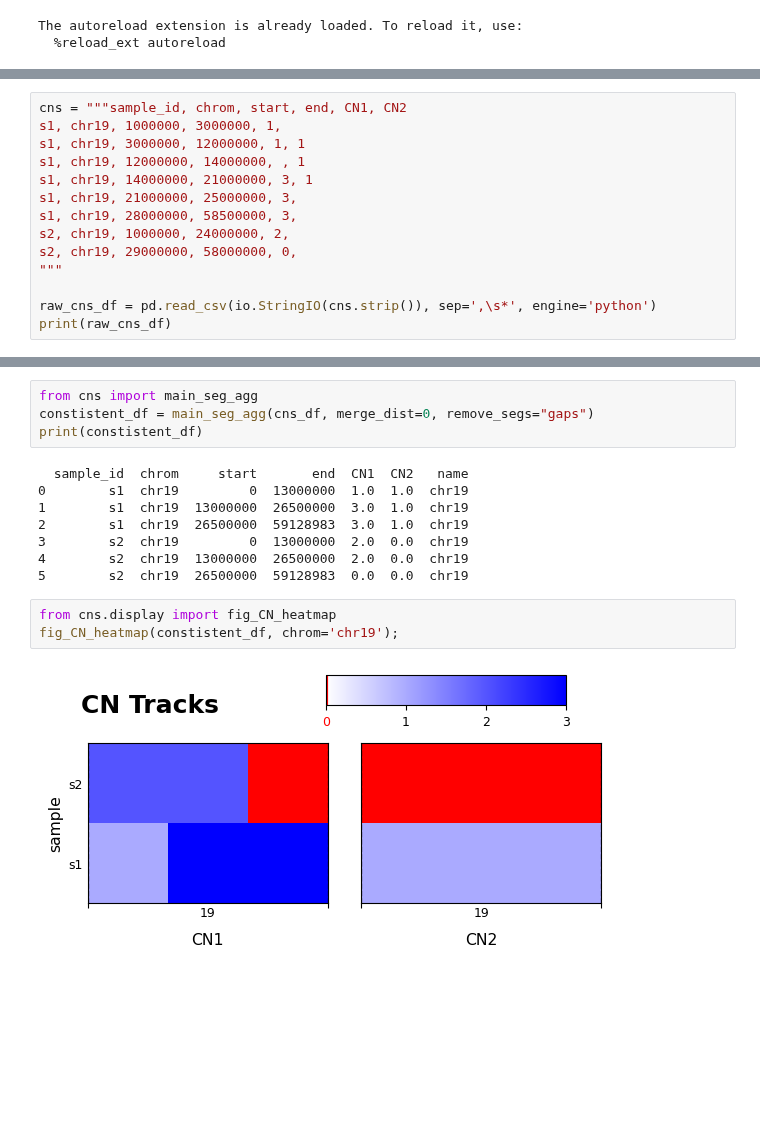
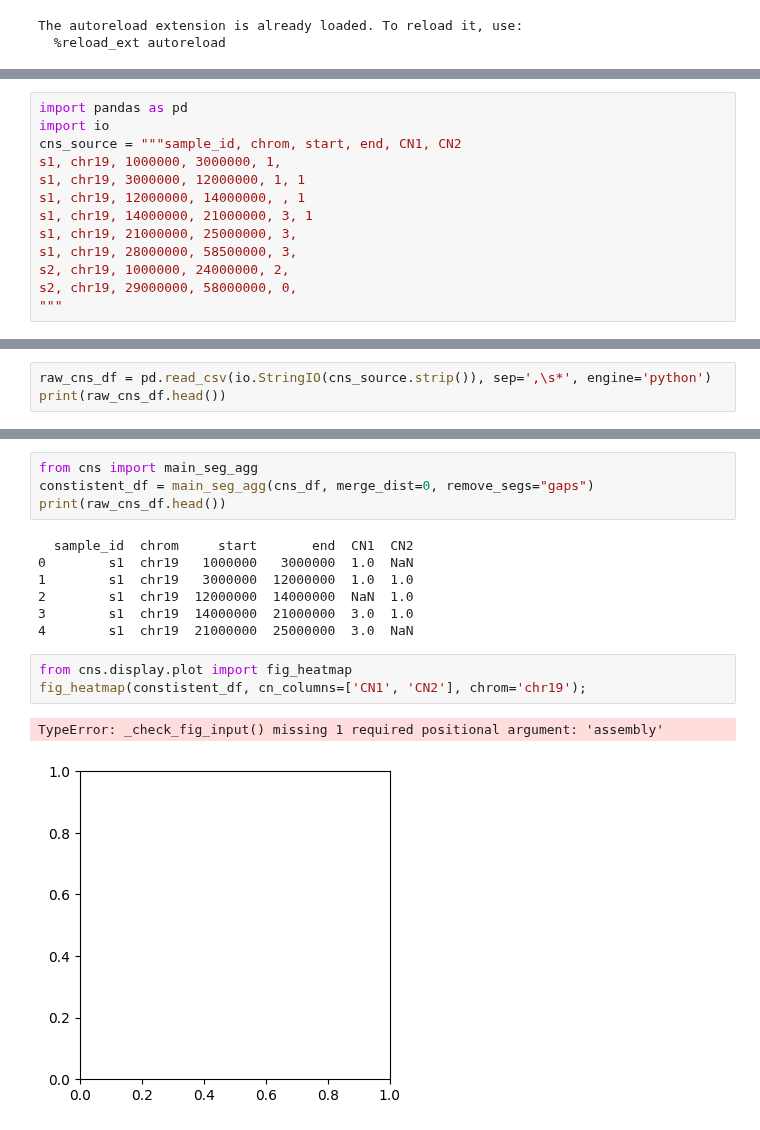
Before and after one commit to ICCB-Cologne/CNSistent, a Jupyter notebook: docs/source/example.ipynb, the cells around one changed output, grey strips where cells are left out. Drawn from its saved outputs; the diff is of its cells as text; blank space fills up the shorter version.

```diff
--- a/notebooks/docs/quickstart.ipynb
+++ b/docs/source/example.ipynb
@@ -11,5 +10,7 @@ import io
 # %%
-cns = """sample_id, chrom, start, end, CN1, CN2
+import pandas as pd
+import io
+cns_source = """sample_id, chrom, start, end, CN1, CN2
 s1, chr19, 1000000, 3000000, 1,
 s1, chr19, 3000000, 12000000, 1, 1
 s1, chr19, 12000000, 14000000, , 1
@@ -19,6 +20,3 @@ s1, chr19, 28000000, 58500000, 3,
 s2, chr19, 1000000, 24000000, 2,
 s2, chr19, 29000000, 58000000, 0,
 """
-
-raw_cns_df = pd.read_csv(io.StringIO(cns.strip()), sep=',\s*', engine='python')
-print(raw_cns_df)
@@ -34,0 +23,3 @@ print(raw_cns_df)
+# %%
+raw_cns_df = pd.read_csv(io.StringIO(cns_source.strip()), sep=',\s*', engine='python')
+print(raw_cns_df.head())
@@ -46,20 +44,20 @@ print(cns_df)
 # %%
 from cns import main_seg_agg
 constistent_df = main_seg_agg(cns_df, merge_dist=0, remove_segs="gaps")
-print(constistent_df)
+print(raw_cns_df.head())
 # %% [output]
-  sample_id  chrom     start       end  CN1  CN2   name
-0        s1  chr19         0  13000000  1.0  1.0  chr19
-1        s1  chr19  13000000  26500000  3.0  1.0  chr19
-2        s1  chr19  26500000  59128983  3.0  1.0  chr19
-3        s2  chr19         0  13000000  2.0  0.0  chr19
-4        s2  chr19  13000000  26500000  2.0  0.0  chr19
-5        s2  chr19  26500000  59128983  0.0  0.0  chr19
+  sample_id  chrom     start       end  CN1  CN2
+0        s1  chr19   1000000   3000000  1.0  NaN
+1        s1  chr19   3000000  12000000  1.0  1.0
+2        s1  chr19  12000000  14000000  NaN  1.0
+3        s1  chr19  14000000  21000000  3.0  1.0
+4        s1  chr19  21000000  25000000  3.0  NaN
 # %%
-from cns.display import fig_CN_heatmap
-fig_CN_heatmap(constistent_df, chrom='chr19');
+from cns.display.plot import fig_heatmap
+fig_heatmap(constistent_df, cn_columns=['CN1', 'CN2'], chrom='chr19');
 # %% [output]
+TypeError: _check_fig_input() missing 1 required positional argument: 'assembly'
-[figure, old version]
+[figure, new version]
 # %%
 from cns.display import fig_lines
 from cns.process import group_samples
```
Also changed, not shown: parts of 7 cells of this notebook, 11 other files.
